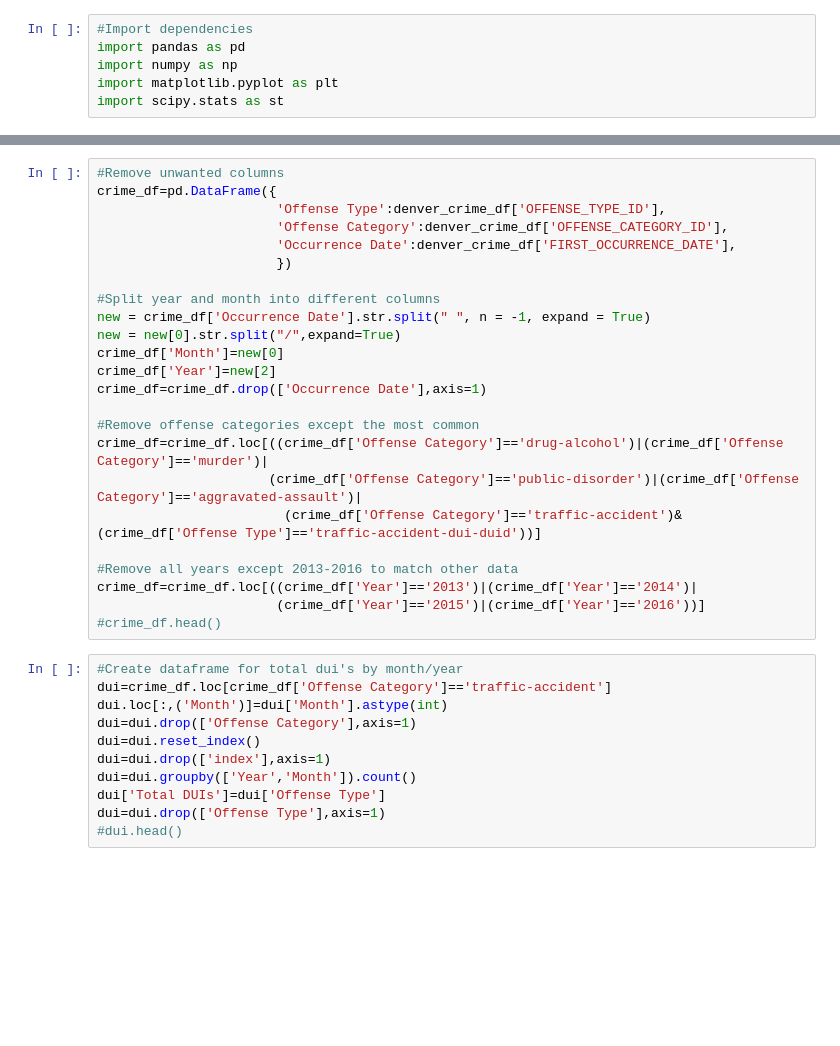
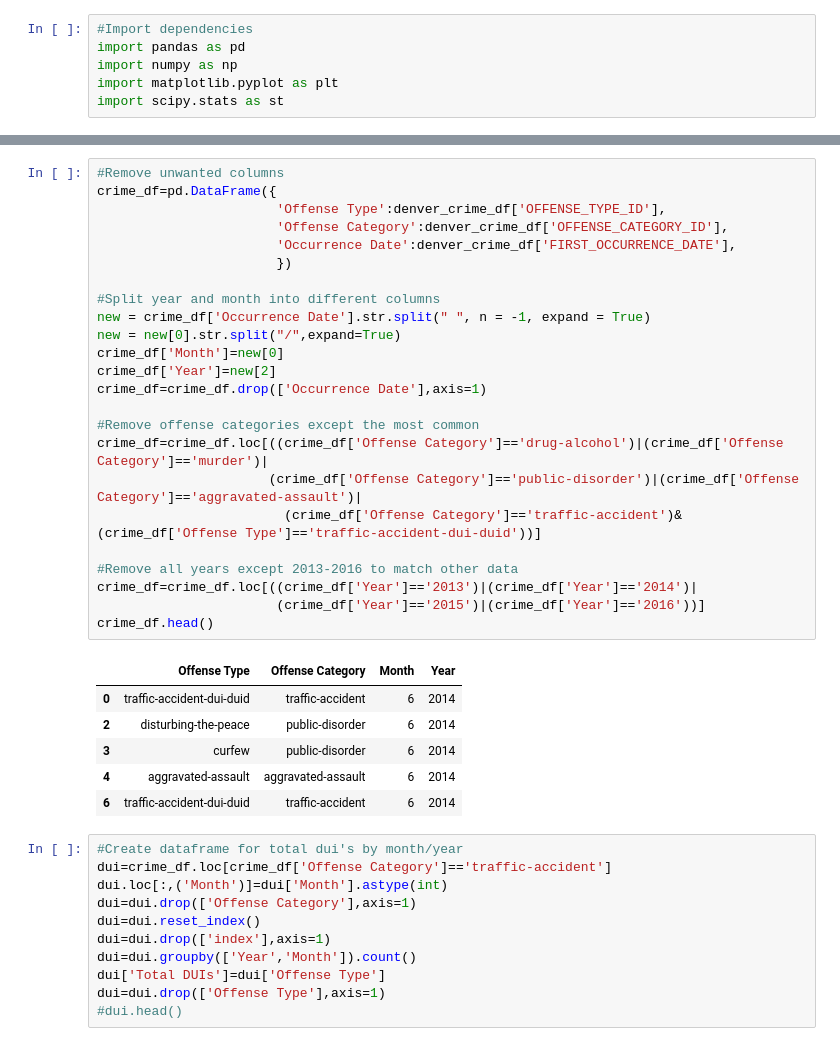
Before and after one commit to ethompson1988/Project-1, a Jupyter notebook: Project1.ipynb, the cells around one changed output, grey strips where cells are left out. Cells and saved outputs as stored; diff of their text form; blank space fills up the shorter version.

```diff
--- a/Project1.ipynb
+++ b/Project1.ipynb
@@ -14,27 +28,34 @@ denver_crime_df=pd.read_csv(csv_path1)
 # %%
 #Remove unwanted columns
 crime_df=pd.DataFrame({
                        'Offense Type':denver_crime_df['OFFENSE_TYPE_ID'],
                        'Offense Category':denver_crime_df['OFFENSE_CATEGORY_ID'],
                        'Occurrence Date':denver_crime_df['FIRST_OCCURRENCE_DATE'],
                        })
 
 #Split year and month into different columns
 new = crime_df['Occurrence Date'].str.split(" ", n = -1, expand = True)
 new = new[0].str.split("/",expand=True)
 crime_df['Month']=new[0]
 crime_df['Year']=new[2]
 crime_df=crime_df.drop(['Occurrence Date'],axis=1)
 
 #Remove offense categories except the most common
 crime_df=crime_df.loc[((crime_df['Offense Category']=='drug-alcohol')|(crime_df['Offense Category']=='murder')|
                       (crime_df['Offense Category']=='public-disorder')|(crime_df['Offense Category']=='aggravated-assault')|
                         (crime_df['Offense Category']=='traffic-accident')&(crime_df['Offense Type']=='traffic-accident-dui-duid'))]
 
 #Remove all years except 2013-2016 to match other data
 crime_df=crime_df.loc[((crime_df['Year']=='2013')|(crime_df['Year']=='2014')|
                        (crime_df['Year']=='2015')|(crime_df['Year']=='2016'))]
-#crime_df.head()
+crime_df.head()
+# %% [output]
+|  | Offense Type | Offense Category | Month | Year |
+| 0 | traffic-accident-dui-duid | traffic-accident | 6 | 2014 |
+| 2 | disturbing-the-peace | public-disorder | 6 | 2014 |
+| 3 | curfew | public-disorder | 6 | 2014 |
+| 4 | aggravated-assault | aggravated-assault | 6 | 2014 |
+| 6 | traffic-accident-dui-duid | traffic-accident | 6 | 2014 |
 # %%
 #Create dataframe for total dui's by month/year
 dui=crime_df.loc[crime_df['Offense Category']=='traffic-accident']
```
Also changed, not shown: parts of 11 cells of this notebook, 9 other files.
